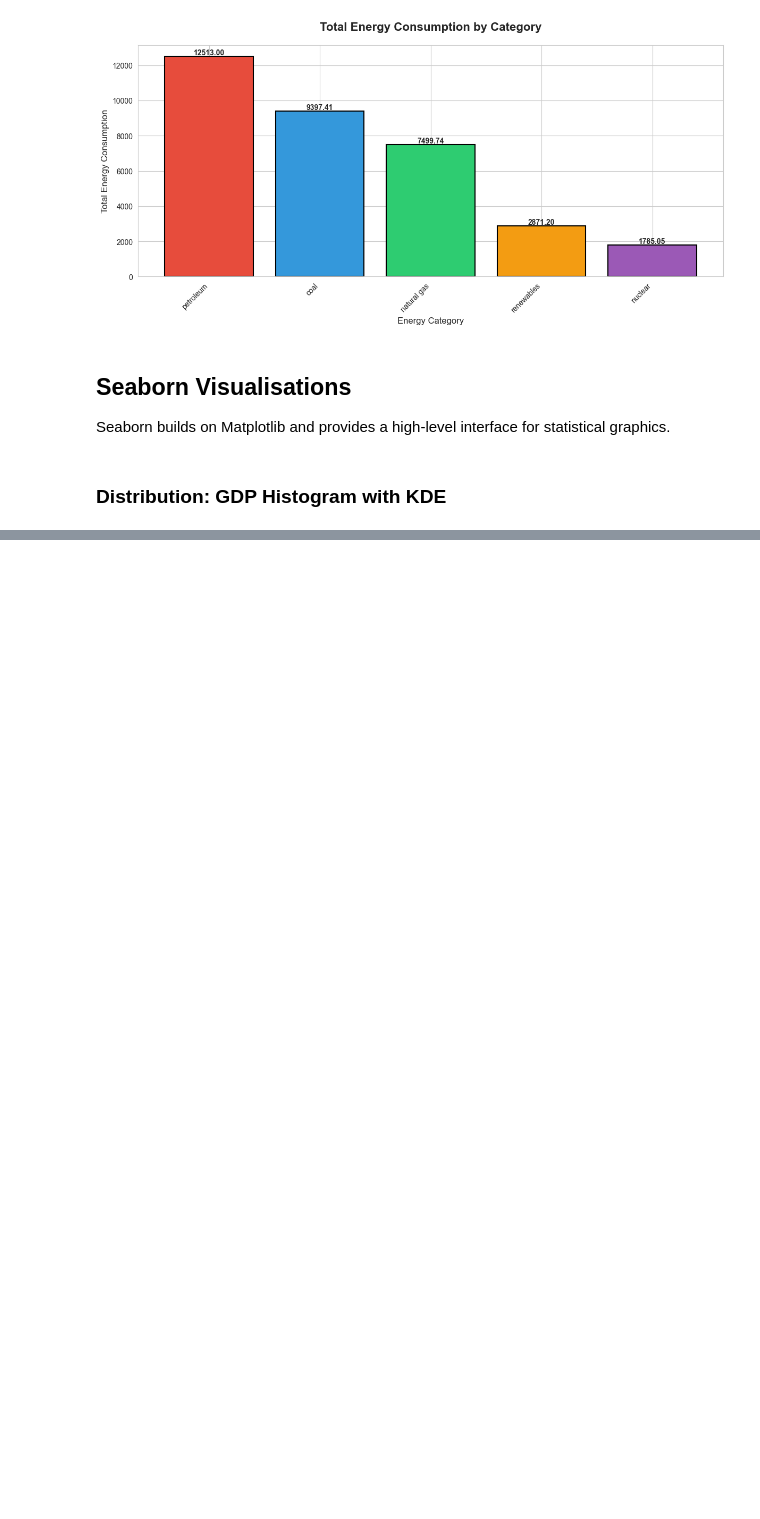
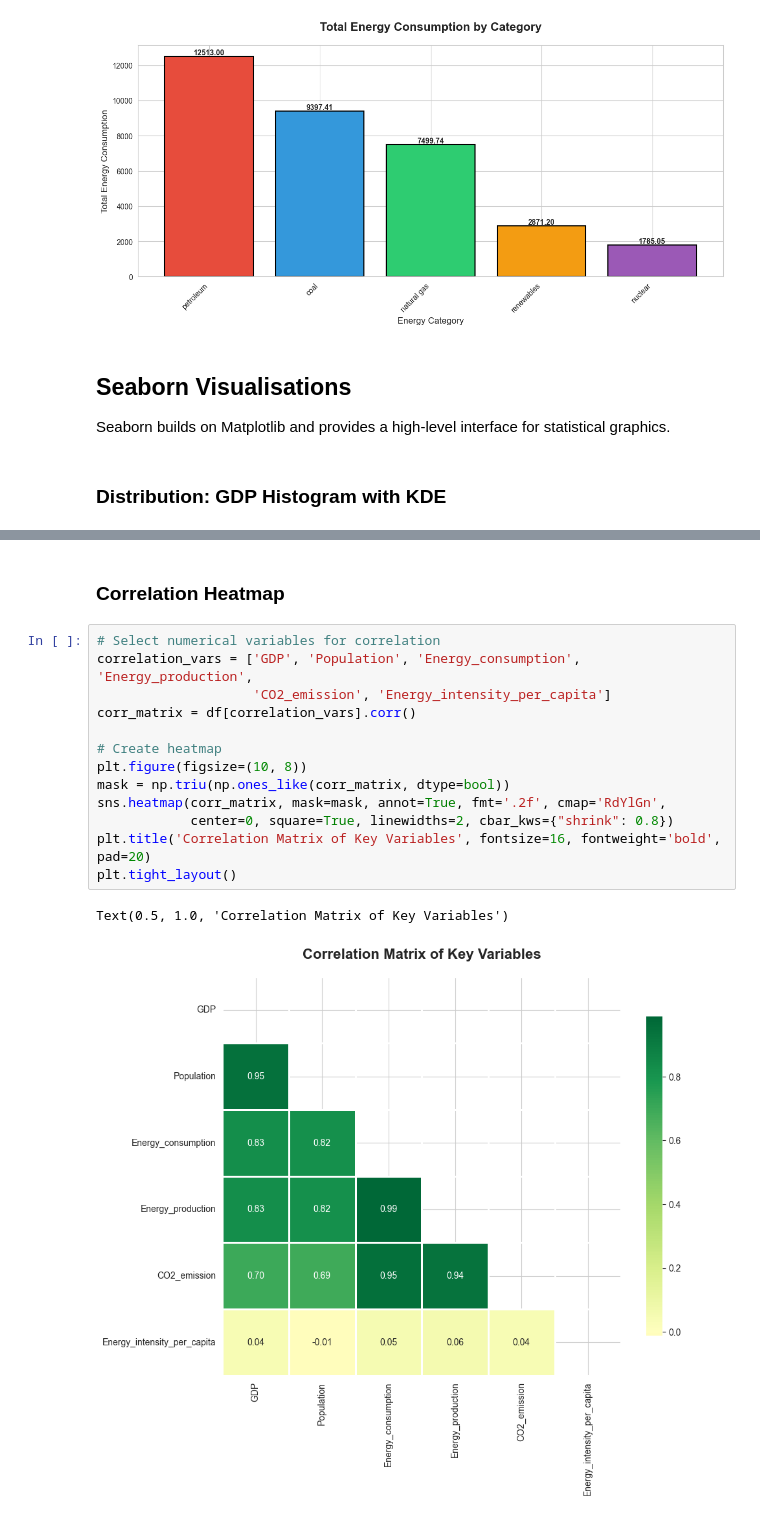
Before and after one commit to enjoy15/Energy-Consumption-CO2-Emissions-Analysis, a Jupyter notebook: jupyter_notebooks/03_data_visualisation_eda.ipynb, the cells around one changed output, grey strips where cells are left out. Drawn from its saved outputs; the diff is of its cells as text; blank space fills up the shorter version.

Commit message:
Plot Correlation Heatmap

```diff
--- a/jupyter_notebooks/03_data_visualisation_eda.ipynb
+++ b/jupyter_notebooks/03_data_visualisation_eda.ipynb
@@ -170,3 +169,21 @@ print(f"  Std Dev: {df['GDP'].std():.2f}")
   Mean: 827.14
   Median: 47.76
   Std Dev: 5981.72
+# %% [markdown]
+### Correlation Heatmap
+# %%
+# Select numerical variables for correlation
+correlation_vars = ['GDP', 'Population', 'Energy_consumption', 'Energy_production',
+                    'CO2_emission', 'Energy_intensity_per_capita']
+corr_matrix = df[correlation_vars].corr()
+
+# Create heatmap
+plt.figure(figsize=(10, 8))
+mask = np.triu(np.ones_like(corr_matrix, dtype=bool))
+sns.heatmap(corr_matrix, mask=mask, annot=True, fmt='.2f', cmap='RdYlGn',
+            center=0, square=True, linewidths=2, cbar_kws={"shrink": 0.8})
+plt.title('Correlation Matrix of Key Variables', fontsize=16, fontweight='bold', pad=20)
+plt.tight_layout()
+# %% [output]
+Text(0.5, 1.0, 'Correlation Matrix of Key Variables')
+[figure, added]
```
Also changed, not shown: parts of 1 cell of this notebook.
